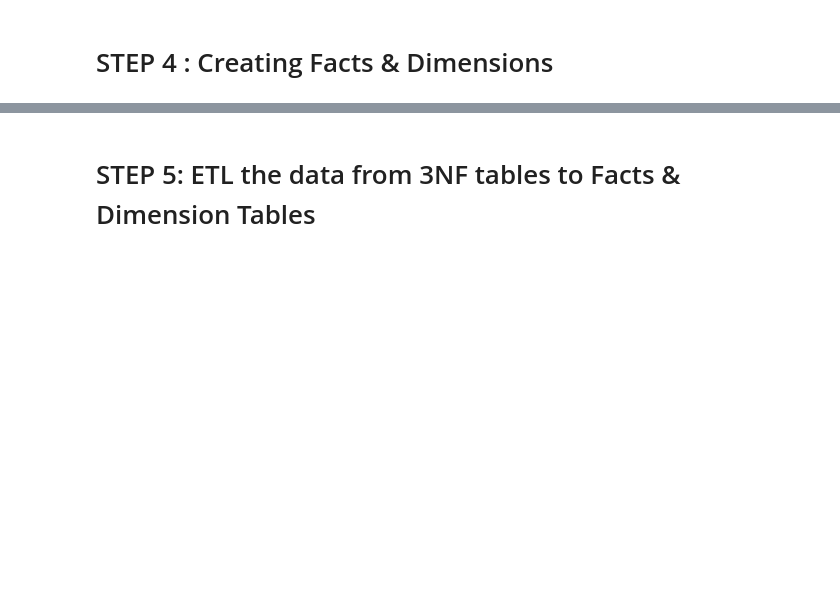
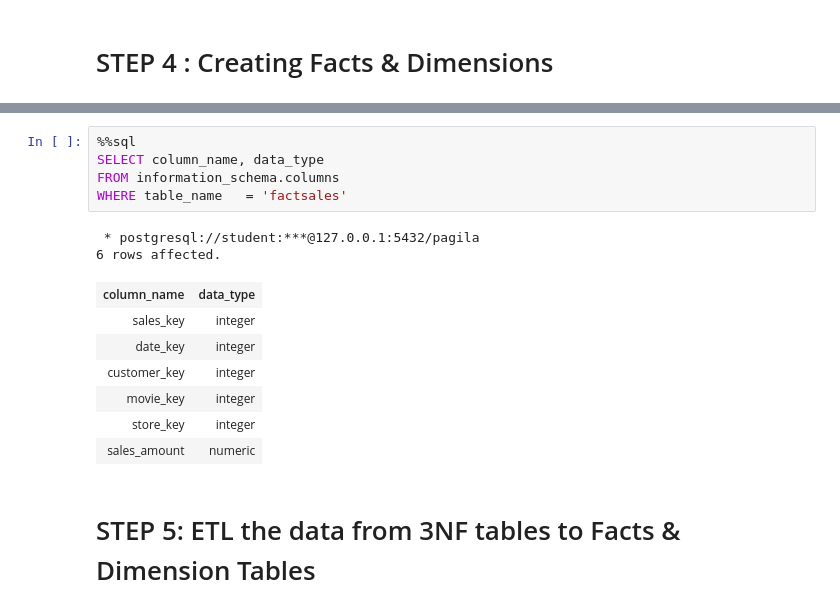
Before and after one commit to NGL04/Udacity_DataEngineering, a Jupyter notebook: src/2.1 Introduction to Data Warehouses/L1 E1 - Solution.ipynb, the cells around one changed output, grey strips where cells are left out. Cells and saved outputs as stored; diff of their text form; blank space fills up the shorter version.

```diff
--- a/src/2.1 Introduction to Data Warehouses/L1 E1 - Solution.ipynb
+++ b/src/2.1 Introduction to Data Warehouses/L1 E1 - Solution.ipynb
@@ -452,3 +457,18 @@ Done.
+# %%
+%%sql
+SELECT column_name, data_type
+FROM information_schema.columns
+WHERE table_name   = 'factsales'
+# %% [output]
+ * postgresql://student:***@127.0.0.1:5432/pagila
+6 rows affected.
+| column_name | data_type |
+| sales_key | integer |
+| date_key | integer |
+| customer_key | integer |
+| movie_key | integer |
+| store_key | integer |
+| sales_amount | numeric |
 # %% [markdown]
 # STEP 5: ETL the data from 3NF tables to Facts & Dimension Tables
 # %%
```
Also changed, not shown: parts of 8 cells of this notebook, 1 other file.
